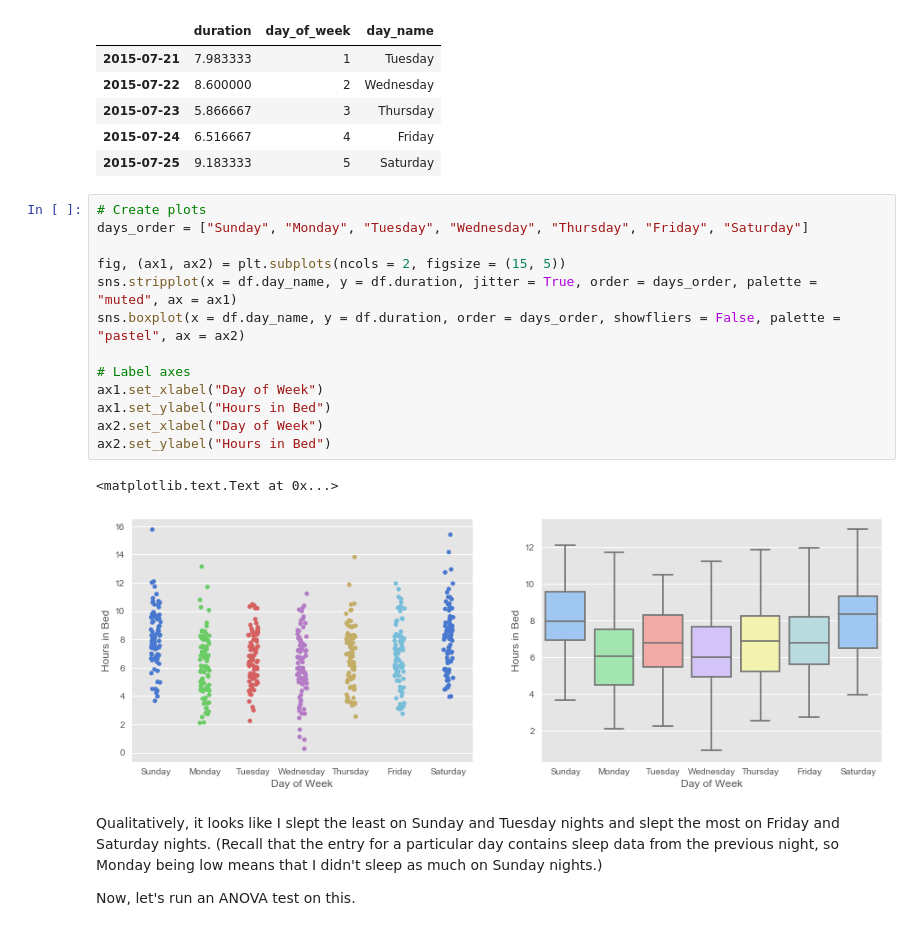
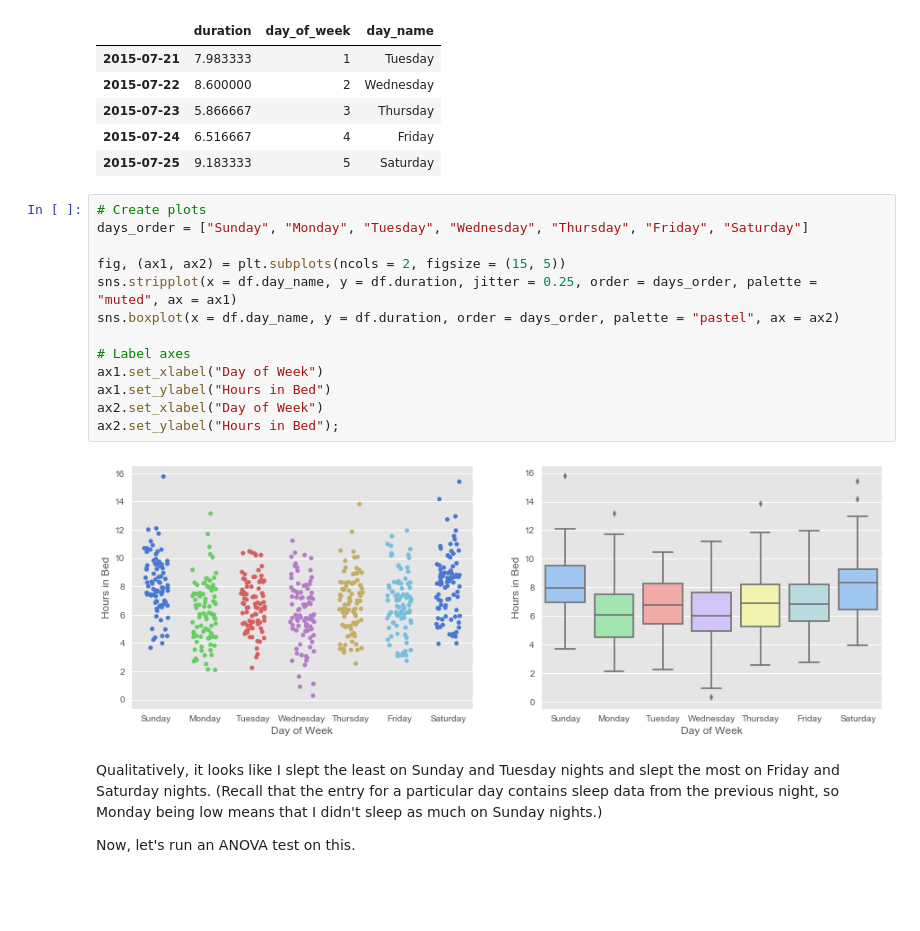
Before and after one commit to tuchandra/sleep-analysis, a Jupyter notebook: Stats and Sleep.ipynb, the cells around one changed output. Saved outputs shown, nothing was run; the diff lists cells and outputs as text; blank space fills up the shorter version.

```diff
--- a/Stats and Sleep.ipynb
+++ b/Stats and Sleep.ipynb
@@ -189,19 +189,18 @@ df.head()
 # %%
 # Create plots
 days_order = ["Sunday", "Monday", "Tuesday", "Wednesday", "Thursday", "Friday", "Saturday"]
 
 fig, (ax1, ax2) = plt.subplots(ncols = 2, figsize = (15, 5))
-sns.stripplot(x = df.day_name, y = df.duration, jitter = True, order = days_order, palette = "muted", ax = ax1)
-sns.boxplot(x = df.day_name, y = df.duration, order = days_order, showfliers = False, palette = "pastel", ax = ax2)
+sns.stripplot(x = df.day_name, y = df.duration, jitter = 0.25, order = days_order, palette = "muted", ax = ax1)
+sns.boxplot(x = df.day_name, y = df.duration, order = days_order, palette = "pastel", ax = ax2)
 
 # Label axes
 ax1.set_xlabel("Day of Week")
 ax1.set_ylabel("Hours in Bed")
 ax2.set_xlabel("Day of Week")
-ax2.set_ylabel("Hours in Bed")
+ax2.set_ylabel("Hours in Bed");
 # %% [output]
-<matplotlib.text.Text at 0x...>
-[figure, old version]
+[figure, new version]
 # %% [markdown]
 Qualitatively, it looks like I slept the least on Sunday and Tuesday nights and slept the most on Friday and Saturday nights. (Recall that the entry for a particular day contains sleep data from the previous night, so Monday being low means that I didn't sleep as much on Sunday nights.)
 
```
Also changed, not shown: parts of 10 cells of this notebook.
